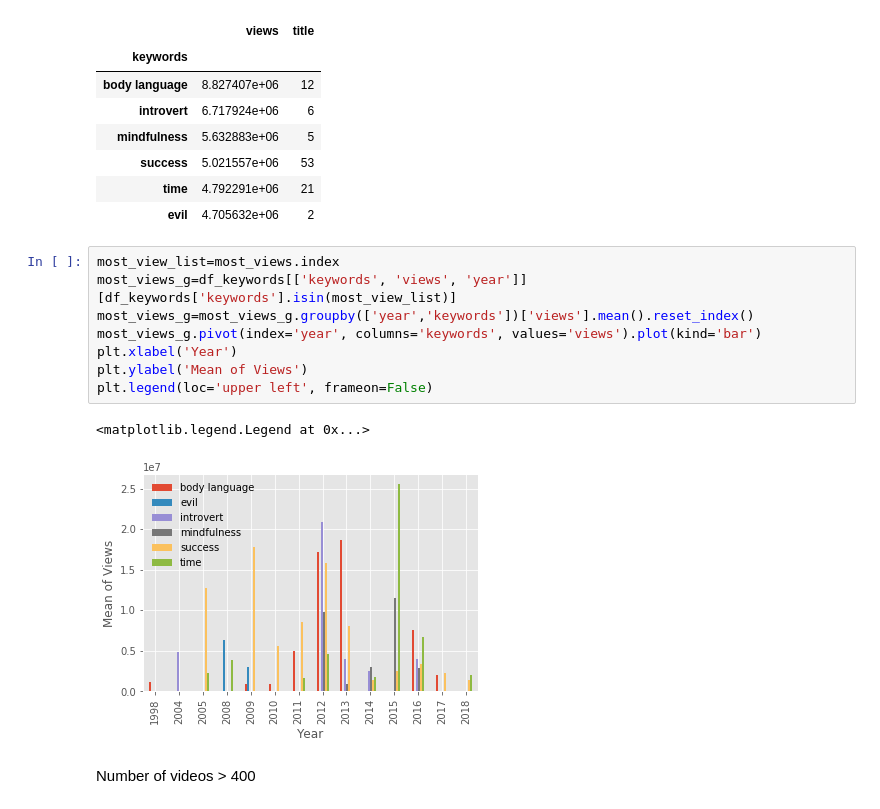
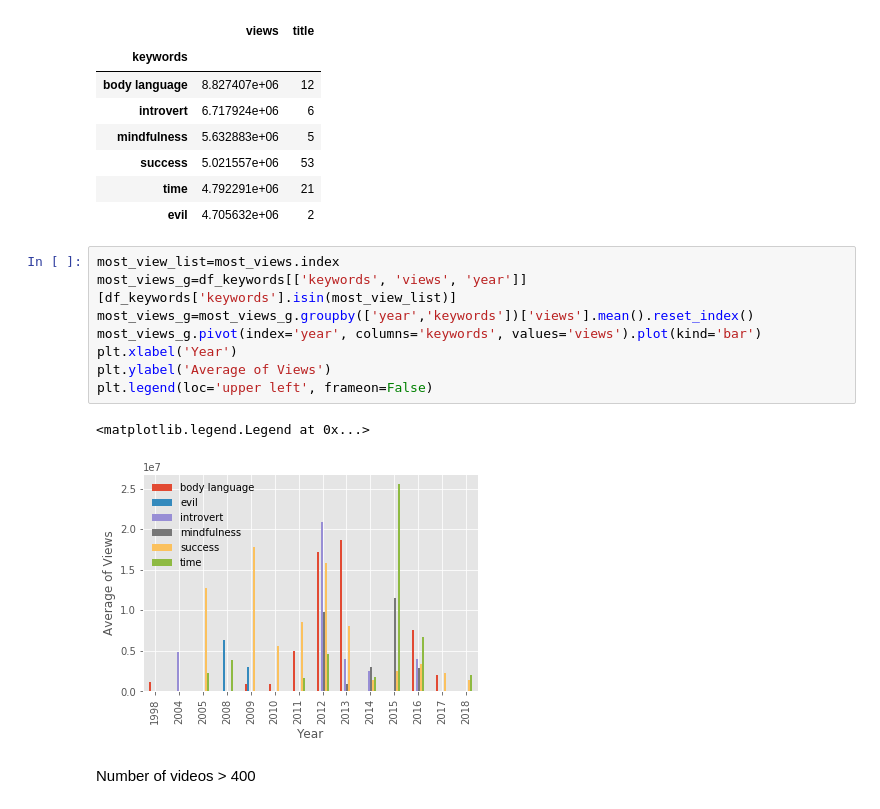
Before and after one commit to tstellamaris/WebScrapingProject, a Jupyter notebook: data_analysis.ipynb, the cells around one changed output. Drawn from its saved outputs; the diff is of its cells as text.

```diff
--- a/data_analysis.ipynb
+++ b/data_analysis.ipynb
@@ -131,14 +131,14 @@ most_views
 # %%
 most_view_list=most_views.index
 most_views_g=df_keywords[['keywords', 'views', 'year']][df_keywords['keywords'].isin(most_view_list)]
 most_views_g=most_views_g.groupby(['year','keywords'])['views'].mean().reset_index()
 most_views_g.pivot(index='year', columns='keywords', values='views').plot(kind='bar')
 plt.xlabel('Year')
-plt.ylabel('Mean of Views')
+plt.ylabel('Average of Views')
 plt.legend(loc='upper left', frameon=False)
 # %% [output]
 <matplotlib.legend.Legend at 0x...>
-[figure, old version]
+[figure, new version]
 # %% [markdown]
 Number of videos > 400
 # %%
```
Also changed, not shown: parts of 3 cells of this notebook.
